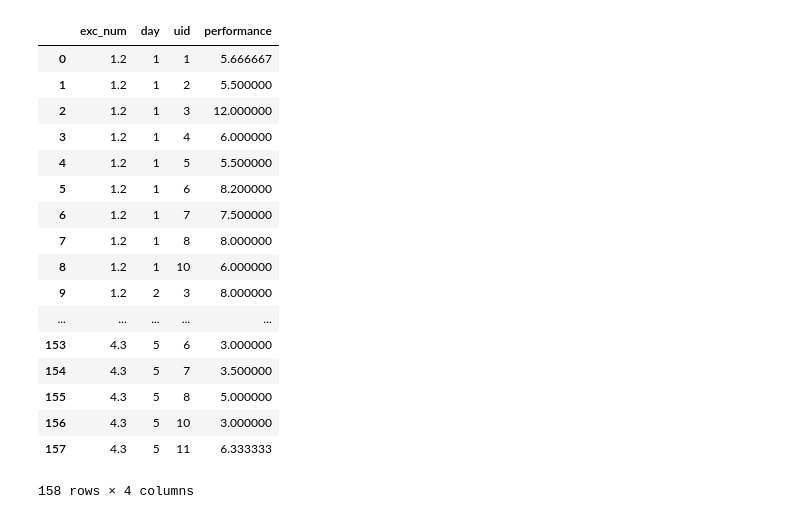
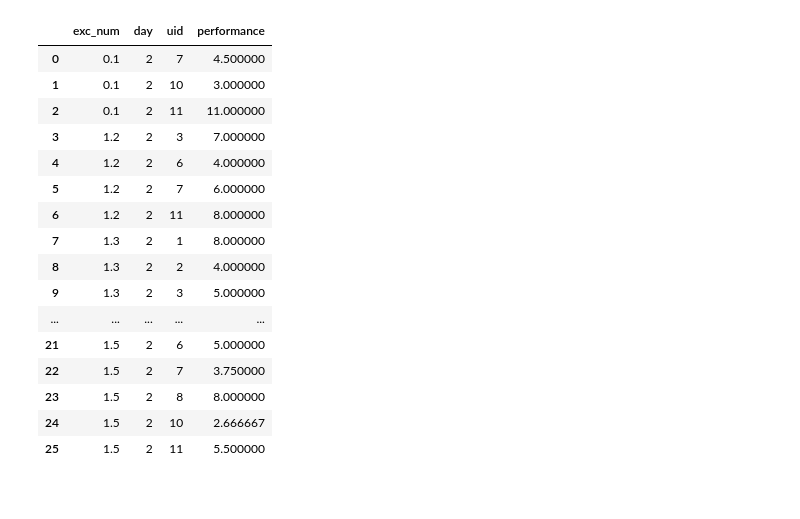
Before and after one commit to wangziling100/Heika, a Jupyter notebook: script/parameter_estimation_3.ipynb, the cells around one changed output. Cells and saved outputs as stored; diff of their text form; code cells hidden in the pictures.

```diff
--- a/script/parameter_estimation_3.ipynb
+++ b/script/parameter_estimation_3.ipynb
@@ -73,8 +73,9 @@ def calc_gradient_vector(data, parameters):
     exc_gradient = pd.DataFrame(np.array([]).reshape(0, 3), columns=['exc_num', 'alpha_g', 'b_g'])
 
     for day in xrange(5):
-
         day_data = data_day1= data[data['day']==day+1]
+        if len(day_data) == 0:
+            continue
 
         groups = day_data.groupby(['exc_num', 'uid'])
 
@@ -99,9 +100,9 @@ def calc_gradient_vector(data, parameters):
             exc_gradient = exc_gradient.append(curr2, ignore_index=True)
 
             sum_loss += loss(theta, alpha, b, cl, y)
-    print('mean loss is:' + str(sum_loss/len(data)))
-    print(sum_loss)
-    return [uid_gradient, exc_gradient]
+
+    mean_loss = sum_loss/len(data)
+    return ([uid_gradient, exc_gradient], sum_loss, mean_loss)
 
 def update(parameter, gradient, alpha=0.001):
     uid_p, exc_p = parameters
@@ -183,14 +184,29 @@ def initial_parameters(data):
     return uid_p, exc_p
 
 
-def select_exc(data, selected_excs=None):
+def select_exc(data, selected_excs=None, selected_day=None, delete=None):
+
     if selected_excs is None or len(selected_excs)==0:
-        return data
+        pass
     else:
         data = data.set_index(['exc_num'])
         data = data.loc[selected_excs]
         data = data.reset_index()
-        return data
+
+    if delete is not None:
+        tmp = pd.DataFrame()
+        groups = data.groupby(['day', 'exc_num'])
+        for index, group in groups:
+            if index in delete:
+                continue
+            tmp = pd.concat([tmp, group])
+        data = tmp
+        del tmp
+
+    if selected_day is not None:
+        data = data[data['day']==selected_day]
+        data = data.reset_index(drop=True)
+    return data
 # %%
 expected_performance = pd.read_csv('../data/step2_expected_performance.csv')
 expected_performance.head()
@@ -204,26 +220,26 @@ expected_performance.head()
 # %%
-selected_excs = [1.2, 1.3, 1.4, 2.1, 2.3, 3.2, 4.2, 4.3]
-expected_performance = select_exc(expected_performance, selected_excs)
+selected_excs = [0.1, 1.2, 1.3, 1.5]
+selected_day = 2
+expected_performance = select_exc(expected_performance, selected_excs, selected_day)
 expected_performance
 # %% [output]
 |  | exc_num | day | uid | performance |
-| 0 | 1.2 | 1 | 1 | 5.666667 |
-| 1 | 1.2 | 1 | 2 | 5.500000 |
-| 2 | 1.2 | 1 | 3 | 12.000000 |
-| 3 | 1.2 | 1 | 4 | 6.000000 |
-| 4 | 1.2 | 1 | 5 | 5.500000 |
-| 5 | 1.2 | 1 | 6 | 8.200000 |
-| 6 | 1.2 | 1 | 7 | 7.500000 |
-| 7 | 1.2 | 1 | 8 | 8.000000 |
-| 8 | 1.2 | 1 | 10 | 6.000000 |
-| 9 | 1.2 | 2 | 3 | 8.000000 |
+| 0 | 0.1 | 2 | 7 | 4.500000 |
+| 1 | 0.1 | 2 | 10 | 3.000000 |
+| 2 | 0.1 | 2 | 11 | 11.000000 |
+| 3 | 1.2 | 2 | 3 | 7.000000 |
+| 4 | 1.2 | 2 | 6 | 4.000000 |
+| 5 | 1.2 | 2 | 7 | 6.000000 |
+| 6 | 1.2 | 2 | 11 | 8.000000 |
+| 7 | 1.3 | 2 | 1 | 8.000000 |
+| 8 | 1.3 | 2 | 2 | 4.000000 |
+| 9 | 1.3 | 2 | 3 | 5.000000 |
 | ... | ... | ... | ... | ... |
-| 153 | 4.3 | 5 | 6 | 3.000000 |
-| 154 | 4.3 | 5 | 7 | 3.500000 |
-| 155 | 4.3 | 5 | 8 | 5.000000 |
-| 156 | 4.3 | 5 | 10 | 3.000000 |
-| 157 | 4.3 | 5 | 11 | 6.333333 |
+| 21 | 1.5 | 2 | 6 | 5.000000 |
+| 22 | 1.5 | 2 | 7 | 3.750000 |
+| 23 | 1.5 | 2 | 8 | 8.000000 |
+| 24 | 1.5 | 2 | 10 | 2.666667 |
+| 25 | 1.5 | 2 | 11 | 5.500000 |
-158 rows × 4 columns
 # %%
 try:
     parameters = pickle.load(open('../data/irt_parameters.p', 'rb'))
```
Also changed, not shown: parts of 4 cells of this notebook, 6 other files.
